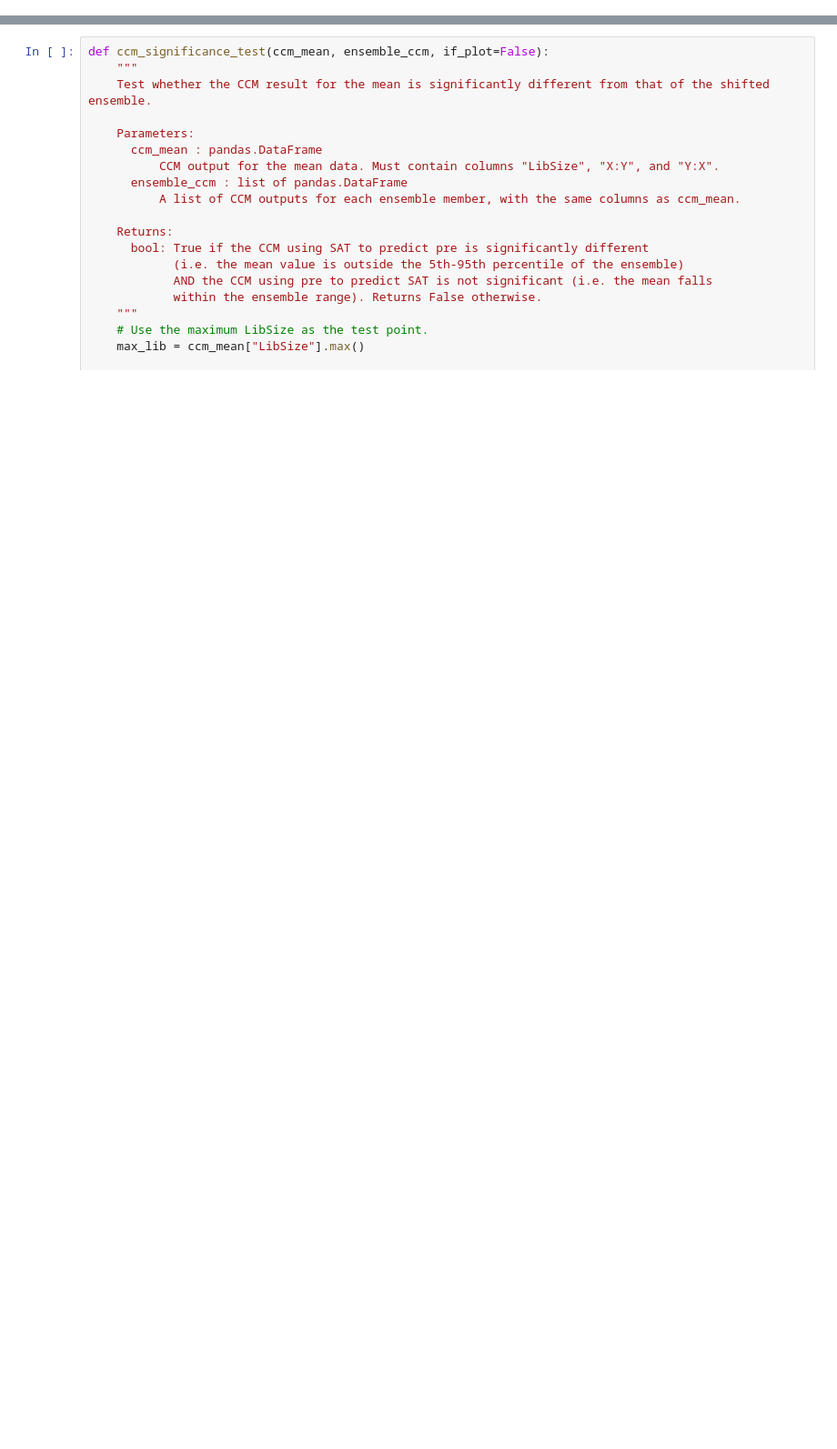
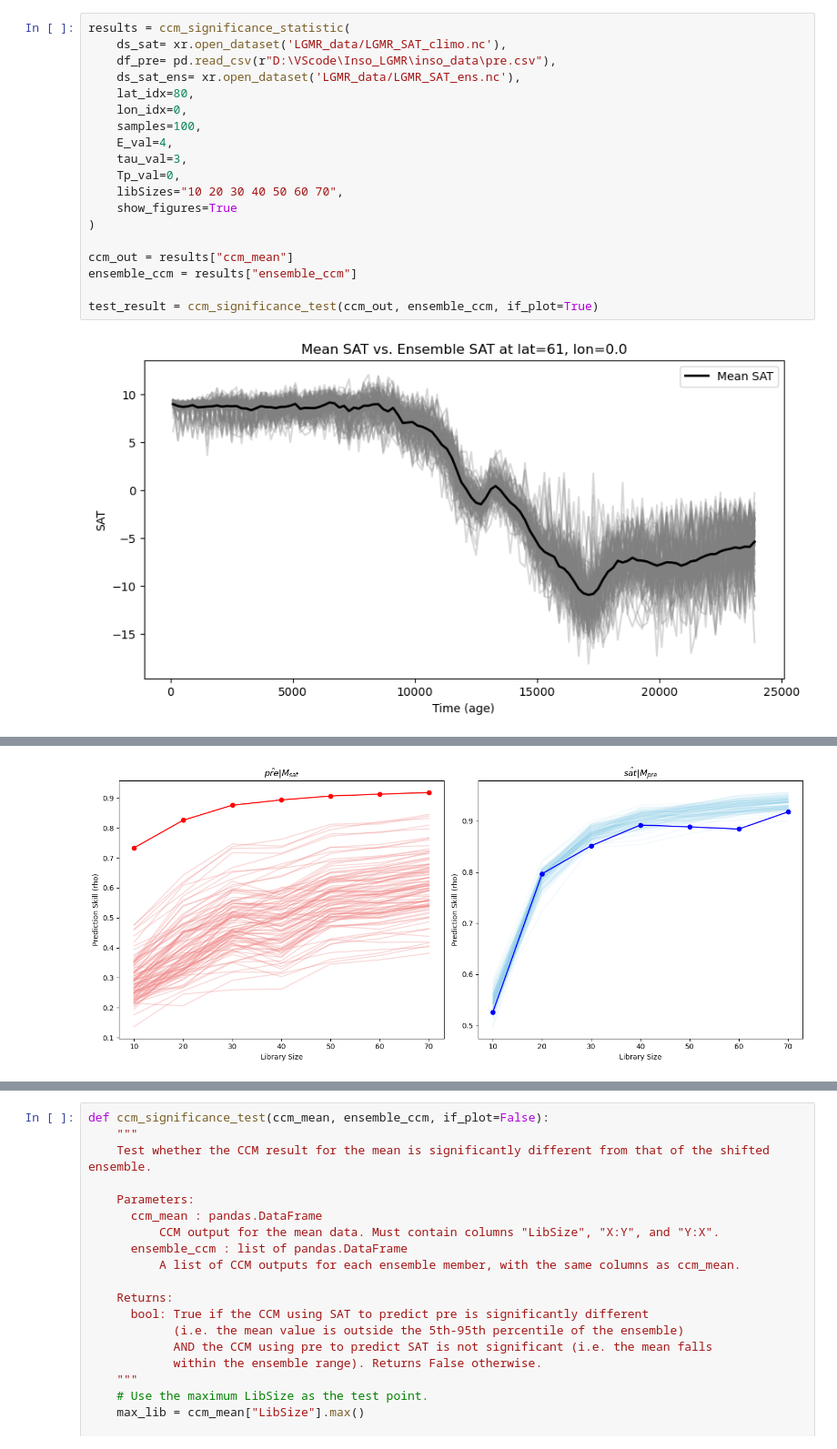
Before and after one commit to Peisong-Zheng/Inso_LGMR, a Jupyter notebook: pre_lgmr_ccm_significant_test.ipynb, the cells around one changed output, grey strips where cells are left out. Shown at 91% size. Cells and saved outputs as stored; diff of their text form; blank space fills up the shorter version.

```diff
--- a/pre_lgmr_ccm_significant_test.ipynb
+++ b/pre_lgmr_ccm_significant_test.ipynb
@@ -0,0 +196,21 @@
+# %%
+results = ccm_significance_statistic(
+    ds_sat= xr.open_dataset('LGMR_data/LGMR_SAT_climo.nc'),
+    df_pre= pd.read_csv(r"D:\VScode\Inso_LGMR\inso_data\pre.csv"),
+    ds_sat_ens= xr.open_dataset('LGMR_data/LGMR_SAT_ens.nc'),
+    lat_idx=80,
+    lon_idx=0,
+    samples=100,
+    E_val=4,
+    tau_val=3,
+    Tp_val=0,
+    libSizes="10 20 30 40 50 60 70",
+    show_figures=True
+)
+
+ccm_out = results["ccm_mean"]
+ensemble_ccm = results["ensemble_ccm"]
+
+test_result = ccm_significance_test(ccm_out, ensemble_ccm, if_plot=True)
+# %% [output]
+[figure, added]
@@ -0,0 +218 @@
+[figure, added]
```
Also changed, not shown: parts of 6 cells of this notebook.
